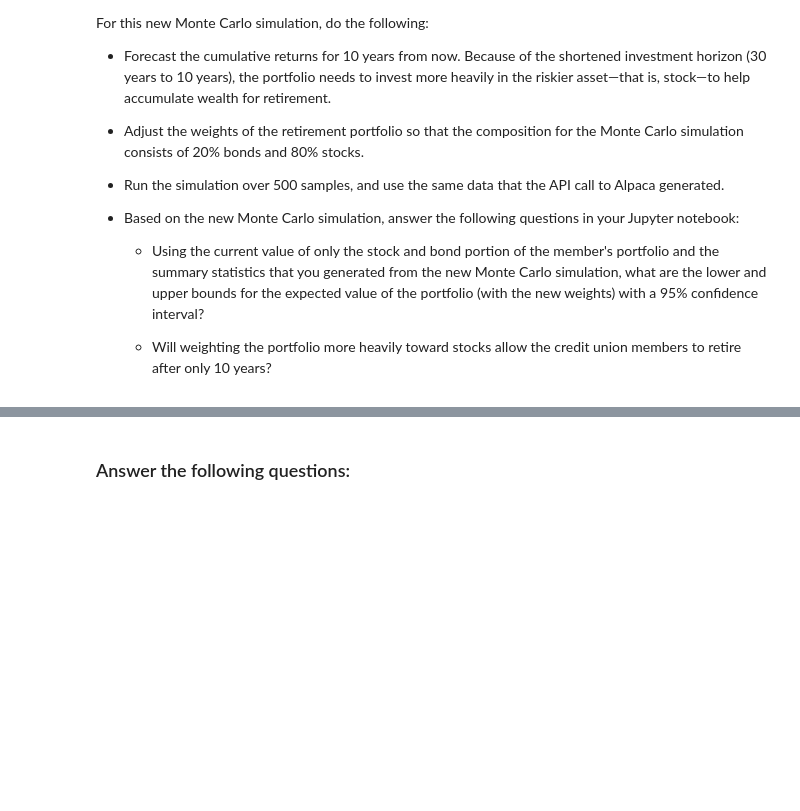
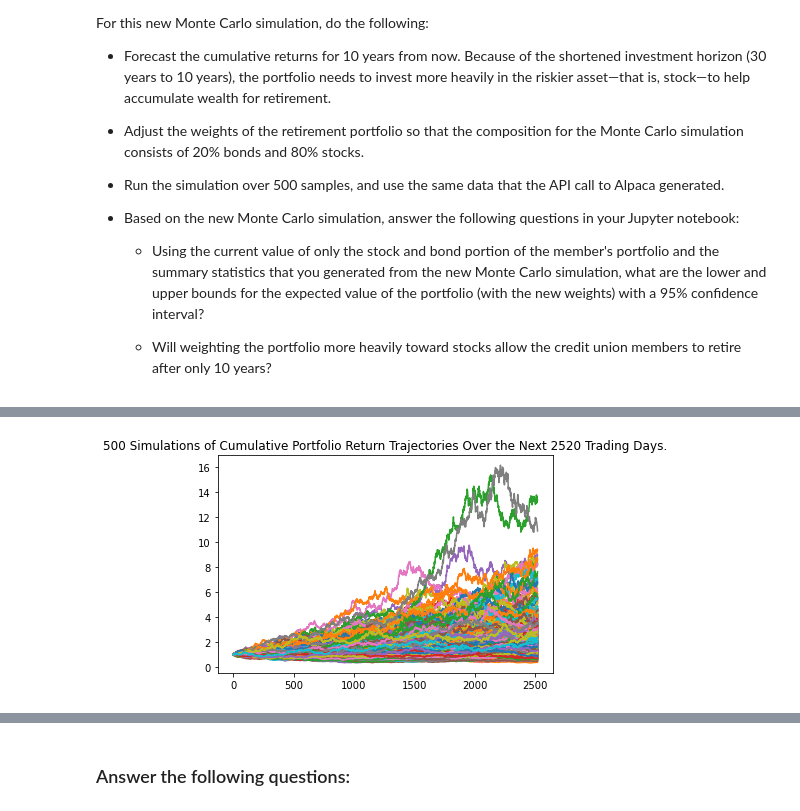
Before and after one commit to thompkjm/challenge_5, a Jupyter notebook: financial_planning_tools.ipynb, the cells around one changed output, grey strips where cells are left out. Cells and saved outputs as stored; diff of their text form; code cells hidden in the pictures; blank space fills up the shorter version.

```diff
--- a/financial_planning_tools.ipynb
+++ b/financial_planning_tools.ipynb
@@ -527,7 +605,12 @@ For this new Monte Carlo simulation, do the following:
 # Configure a Monte Carlo simulation to forecast 10 years cumulative returns
 # The weights should be split 20% to AGG and 80% to SPY.
 # Run 500 samples.
-# YOUR CODE HERE
+MC_80_20 = MCSimulation(
+    portfolio_data = prices_monte_df,
+    weights = [.8,.2],
+    num_simulation = 500,
+    num_trading_days = 252 * 10
+)
 
 # Review the simulation input data
-# YOUR CODE HERE
+MC_80_20.portfolio_data.head()
@@ -537,7 +671,9 @@ For this new Monte Carlo simulation, do the following:
 # %%
 # Visualize the 10-year Monte Carlo simulation by creating an
 # overlay line plot
-# YOUR CODE HERE
+MC_80_20_line_plot = MC_80_20.plot_simulation()
+# %% [output]
+[figure, added]
 # %%
 # Visualize the probability distribution of the 10-year Monte Carlo simulation
 # by plotting a histogram
```
Also changed, not shown: parts of 26 cells of this notebook, 1 other file.
